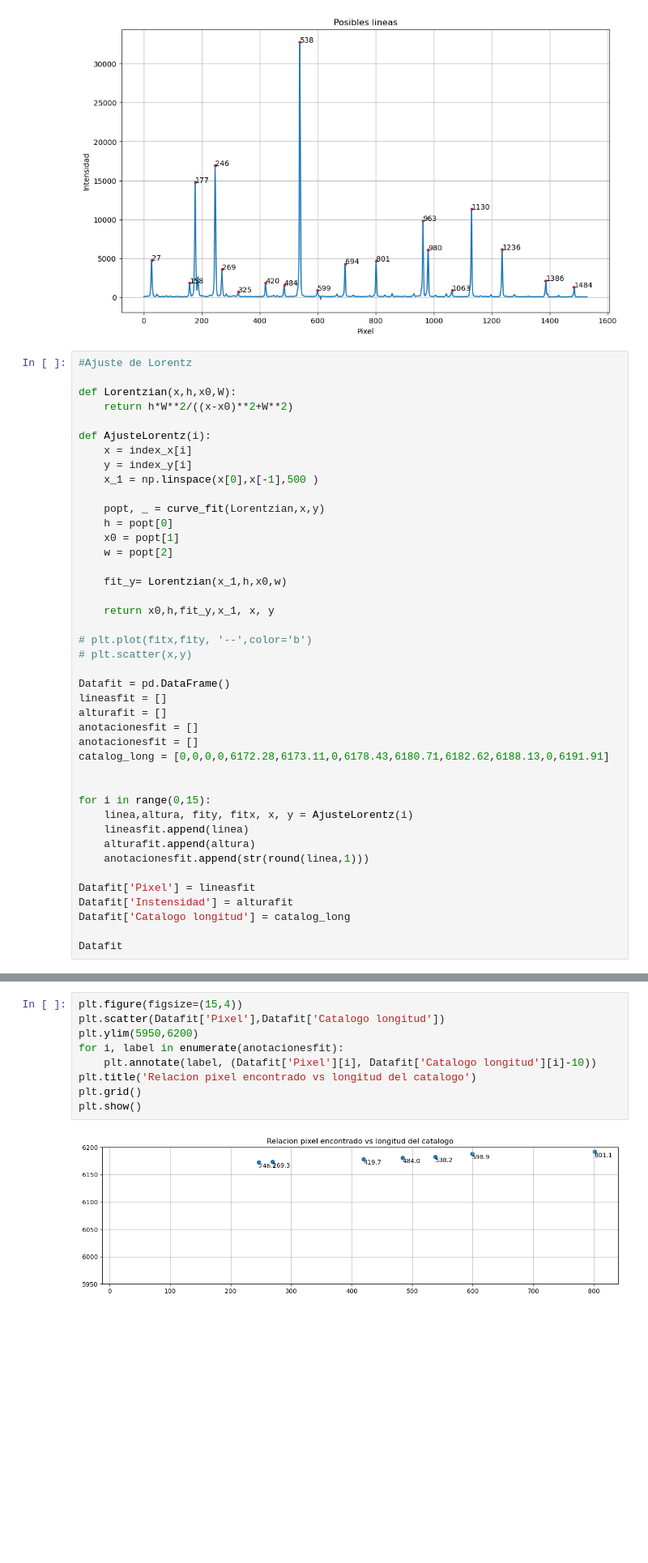
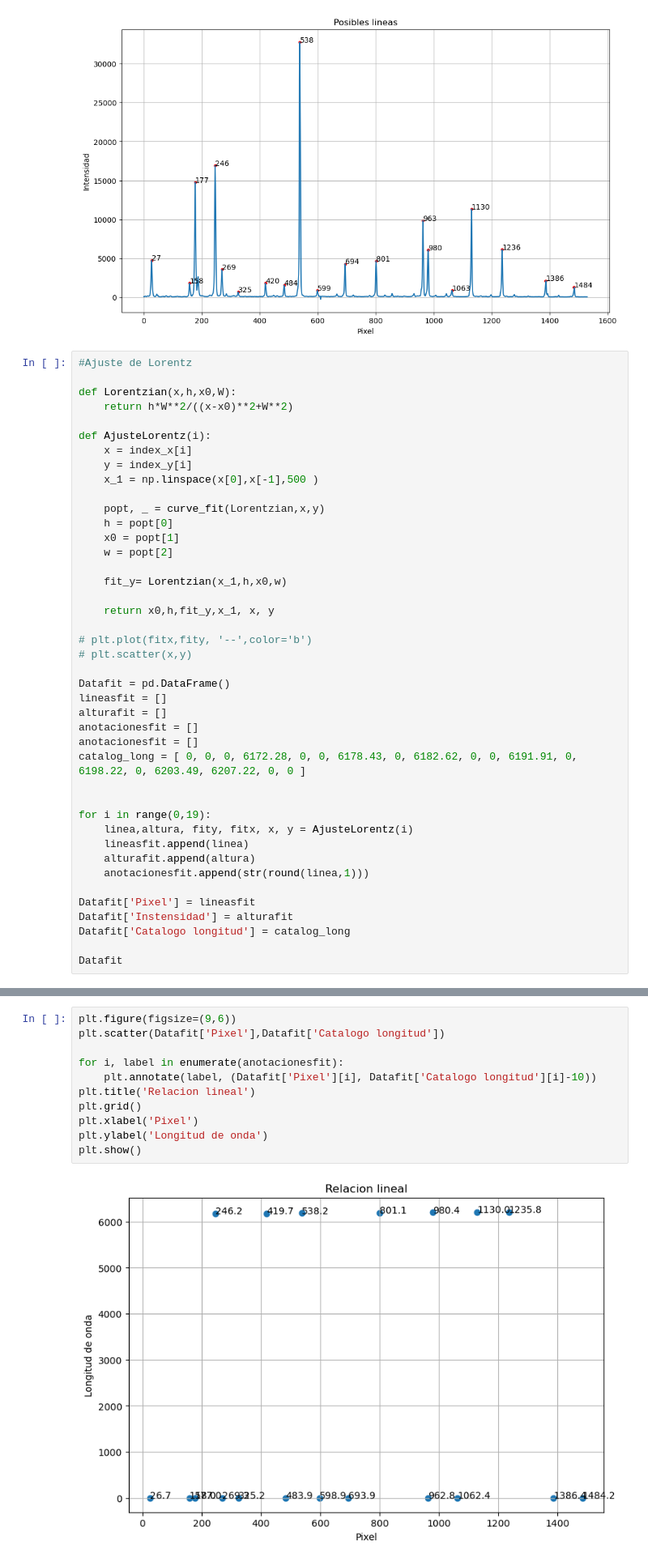
Before and after one commit to ccuellarn/Torium-Operation, a Jupyter notebook: Analisis.ipynb, the cells around one changed output, grey strips where cells are left out. Shown: that part at 81% size. Drawn from its saved outputs; the diff is of its cells as text; blank space fills up the shorter version.

Commit message:
Faltan lineas de catalogo

```diff
--- a/Analisis.ipynb
+++ b/Analisis.ipynb
@@ -79,10 +79,10 @@ lineasfit = []
 alturafit = []
 anotacionesfit = []
 anotacionesfit = []
-catalog_long = [0,0,0,0,6172.28,6173.11,0,6178.43,6180.71,6182.62,6188.13,0,6191.91]
+catalog_long = [ 0, 0, 0, 6172.28, 0, 0, 6178.43, 0, 6182.62, 0, 0, 6191.91, 0, 6198.22, 0, 6203.49, 6207.22, 0, 0 ]
 
 
-for i in range(0,15):
+for i in range(0,19):
     linea,altura, fity, fitx, x, y = AjusteLorentz(i)
     lineasfit.append(linea)
     alturafit.append(altura)
@@ -105,11 +123,13 @@ plt.scatter(x,y)
 # %%
-plt.figure(figsize=(15,4))
+plt.figure(figsize=(9,6))
 plt.scatter(Datafit['Pixel'],Datafit['Catalogo longitud'])
-plt.ylim(5950,6200)
+
 for i, label in enumerate(anotacionesfit):
     plt.annotate(label, (Datafit['Pixel'][i], Datafit['Catalogo longitud'][i]-10))
-plt.title('Relacion pixel encontrado vs longitud del catalogo')
+plt.title('Relacion lineal')
 plt.grid()
+plt.xlabel('Pixel')
+plt.ylabel('Longitud de onda')
 plt.show()
 # %% [output]
-[figure, old version]
+[figure, new version]
```
Also changed, not shown: parts of 3 cells of this notebook, 1 other file.
